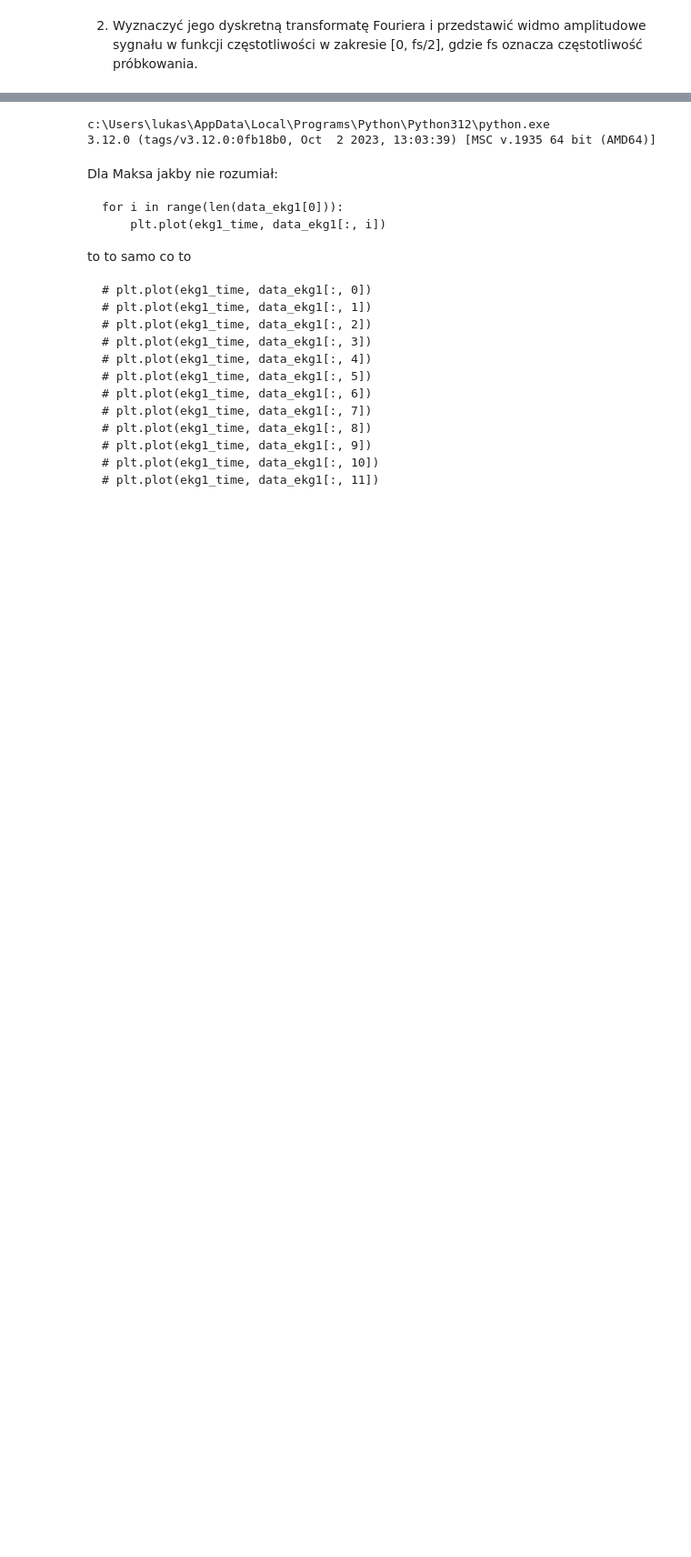
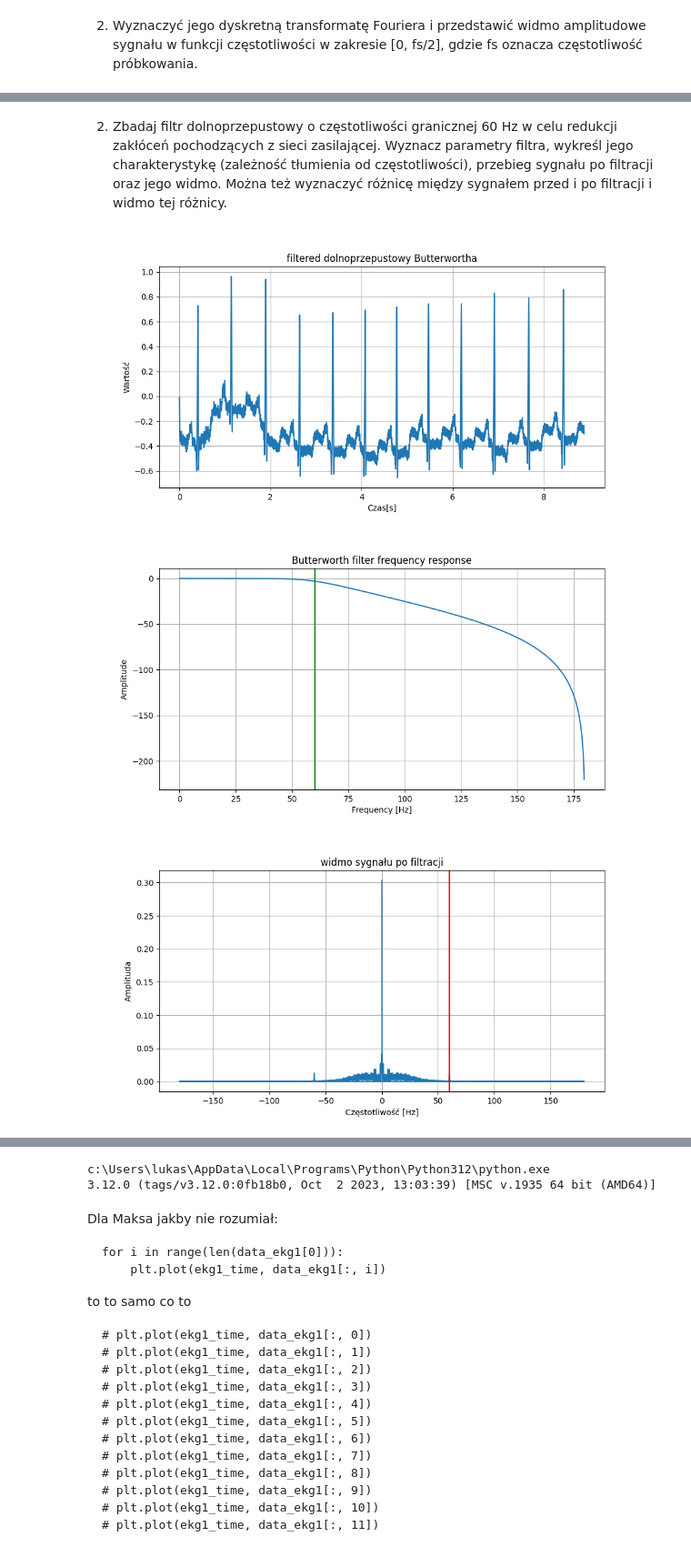
Before and after one commit to LUKIS123/CPSiO-PWR, a Jupyter notebook: Lab1/Lab1.ipynb, the cells around one changed output, grey strips where cells are left out. Shown at 91% size. Drawn from its saved outputs; the diff is of its cells as text; code cells hidden in the pictures; blank space fills up the shorter version.

```diff
--- a/Lab1/Lab1.ipynb
+++ b/Lab1/Lab1.ipynb
@@ -406,0 +449,77 @@ plt.show()
+# %% [markdown]
+2. Zbadaj filtr dolnoprzepustowy o częstotliwości granicznej 60 Hz w celu redukcji
+zakłóceń pochodzących z sieci zasilającej. Wyznacz parametry filtra, wykreśl
+jego charakterystykę (zależność tłumienia od częstotliwości), przebieg sygnału
+po filtracji oraz jego widmo. Można też wyznaczyć różnicę między sygnałem
+przed i po filtracji i widmo tej różnicy.
+# %%
+global data_ekg_noise
+sampling_rate = 360
+
+# dolnoprzepustowy - parametry i sygnał po filtracji
+sos = sig.butter(4, 60, 'lowpass', output='sos', fs=360)
+filtered_data = sig.sosfilt(sos, data_ekg_noise[:, 1])
+
+length = len(filtered_data)
+
+plt.figure(figsize=(10, 5))
+plt.plot(data_ekg_noise[:, 0], filtered_data)
+plt.title('filtered dolnoprzepustowy Butterwortha')
+plt.xlabel('Czas[s]')
+plt.ylabel('Wartość')
+plt.grid(True)
+plt.show()
+
+# wykreslenie charakterystyki filtra
+b, a = sig.butter(4, 60, 'low', fs=360)
+w, h = sig.freqz(b, a)
+# plt.semilogx(w*360/(2*np.pi), 20 * np.log10(abs(h)))
+
+plt.figure(figsize=(10, 5))
+plt.plot(w*360/(2*np.pi), 20 * np.log10(abs(h)))
+plt.title('Butterworth filter frequency response')
+plt.xlabel('Frequency [Hz]')
+plt.ylabel('Amplitude')
+plt.grid(which='both', axis='both')
+plt.axvline(60, color='green')  # cutoff frequency
+plt.show()
+
+# widmo sygnału po filtracji
+dft_result = np.abs(np.fft.fft(filtered_data)) / length
+freq = np.fft.fftfreq(length, 1/sampling_rate)
+
+plt.figure(figsize=(10, 5))
+plt.plot(freq, dft_result)
+plt.title('widmo sygnału po filtracji')
+plt.xlabel('Częstotliwość [Hz]')
+plt.ylabel('Amplituda')
+plt.grid(True)
+plt.axvline(60, color='red')
+plt.show()
+
+# roznica przed i po filtracji
+roznica = data_ekg_noise[:, 1] - filtered_data
+plt.figure(figsize=(10, 5))
+plt.plot(data_ekg_noise[:, 0], roznica)
+plt.title('roznica przed i po filtracji')
+plt.xlabel('Czas[s]')
+plt.ylabel('Wartość')
+plt.grid(True)
+plt.show()
+
+# widmo roznicy przed i po filtracji
+dft_roznica = np.abs(np.fft.fft(roznica)) / length
+freq = np.fft.fftfreq(length, 1/sampling_rate)
+
+plt.figure(figsize=(10, 5))
+plt.plot(freq, dft_roznica)
+plt.title('widmo roznicy')
+plt.xlabel('Częstotliwość [Hz]')
+plt.ylabel('Amplituda')
+plt.grid(True)
+plt.axvline(60, color='red')
+plt.show()
+# %% [output]
+[figure, added]
+[figure, added]
+[figure, added]
```
Also changed, not shown: parts of 14 cells of this notebook.
